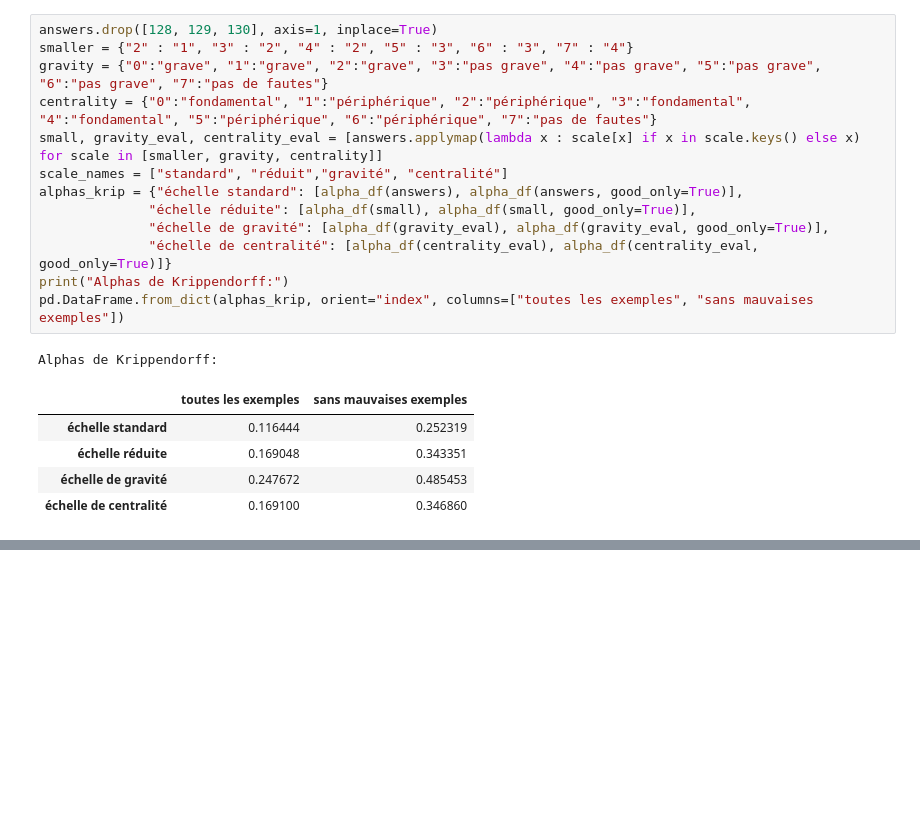
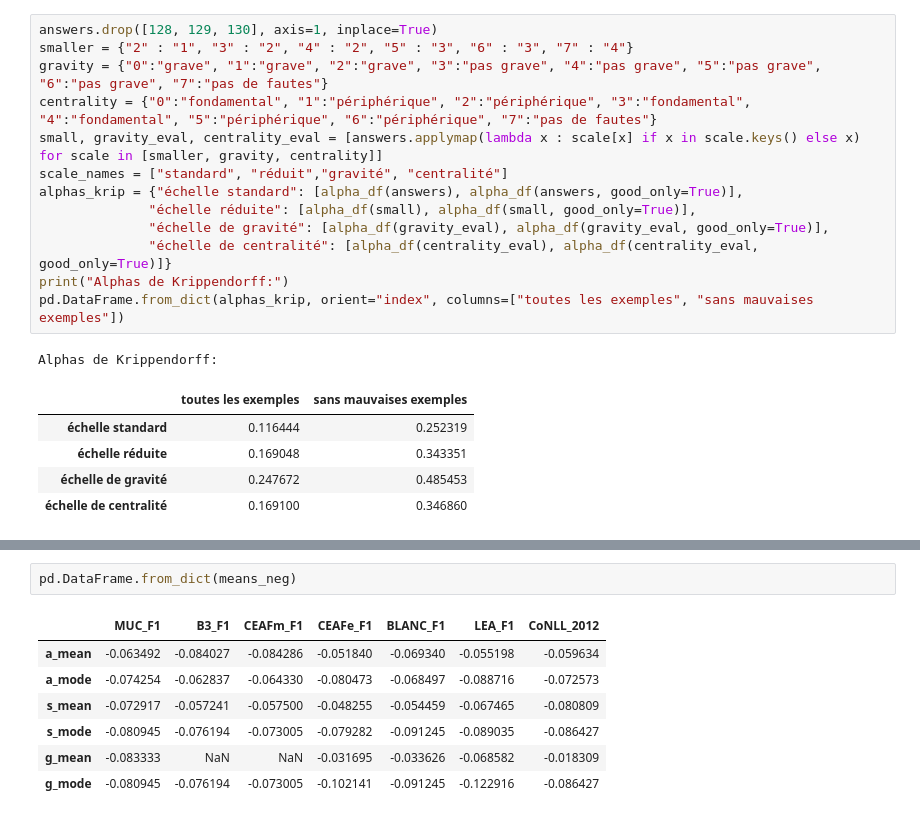
Before and after one commit to project178/coref-metrics-vs-humans, a Jupyter notebook: data_analysis.ipynb, the cells around one changed output, grey strips where cells are left out. Drawn from its saved outputs; the diff is of its cells as text; blank space fills up the shorter version.

```diff
--- a/data_analysis.ipynb
+++ b/data_analysis.ipynb
@@ -230,0 +250,10 @@ for name, profile in profiles.items():
+# %%
+pd.DataFrame.from_dict(means_neg)
+# %% [output]
+|  | MUC_F1 | B3_F1 | CEAFm_F1 | CEAFe_F1 | BLANC_F1 | LEA_F1 | CoNLL_2012 |
+| a_mean | -0.063492 | -0.084027 | -0.084286 | -0.051840 | -0.069340 | -0.055198 | -0.059634 |
+| a_mode | -0.074254 | -0.062837 | -0.064330 | -0.080473 | -0.068497 | -0.088716 | -0.072573 |
+| s_mean | -0.072917 | -0.057241 | -0.057500 | -0.048255 | -0.054459 | -0.067465 | -0.080809 |
+| s_mode | -0.080945 | -0.076194 | -0.073005 | -0.079282 | -0.091245 | -0.089035 | -0.086427 |
+| g_mean | -0.083333 | NaN | NaN | -0.031695 | -0.033626 | -0.068582 | -0.018309 |
+| g_mode | -0.080945 | -0.076194 | -0.073005 | -0.102141 | -0.091245 | -0.122916 | -0.086427 |
```
Also changed, not shown: parts of 24 cells of this notebook.
